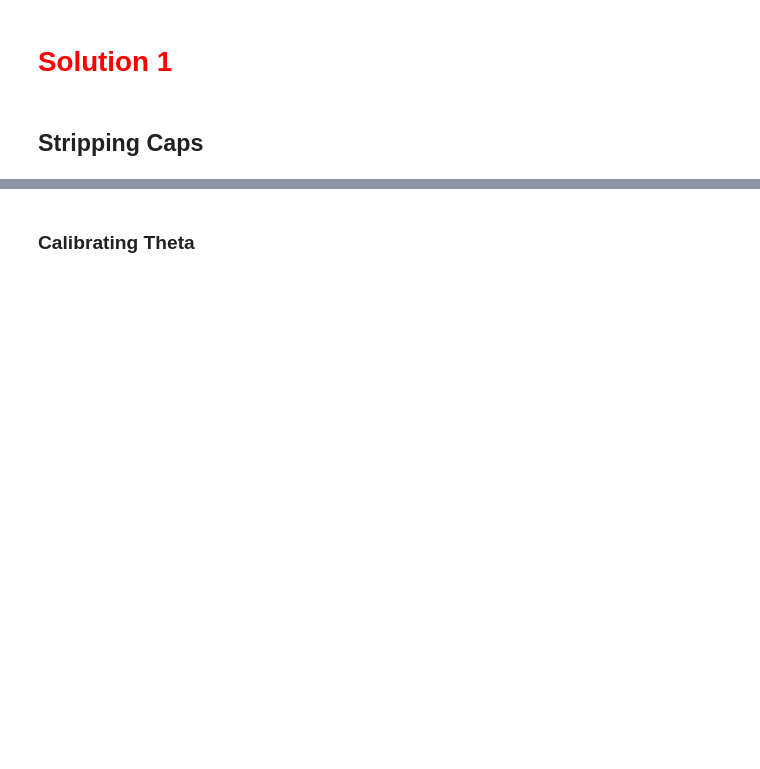
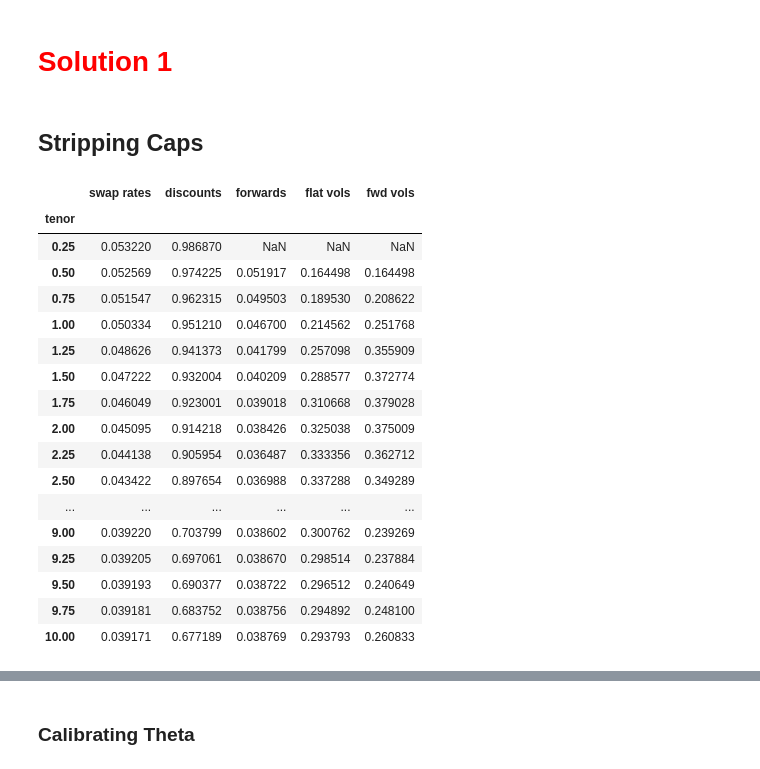
Before and after one commit to nicklewis-16/finm-fiderivs-2024, a Jupyter notebook: homework/Solution 2.ipynb, the cells around one changed output, grey strips where cells are left out. Saved outputs shown, nothing was run; the diff lists cells and outputs as text; code cells hidden in the pictures; blank space fills up the shorter version.

```diff
--- a/homework/Solution 2.ipynb
+++ b/homework/Solution 2.ipynb
@@ -115,6 +121,27 @@ from matplotlib.ticker import (MultipleLocator,
 # %%
 DATE = '2024-02-16'
 curves = pd.read_excel(f'../data/cap_curves_{DATE}.xlsx', sheet_name=f'rate curves {DATE}').set_index('tenor')
+# %%
+curves
+# %% [output]
+|  | swap rates | discounts | forwards | flat vols | fwd vols |
+| tenor |  |  |  |  |  |
+| 0.25 | 0.053220 | 0.986870 | NaN | NaN | NaN |
+| 0.50 | 0.052569 | 0.974225 | 0.051917 | 0.164498 | 0.164498 |
+| 0.75 | 0.051547 | 0.962315 | 0.049503 | 0.189530 | 0.208622 |
+| 1.00 | 0.050334 | 0.951210 | 0.046700 | 0.214562 | 0.251768 |
+| 1.25 | 0.048626 | 0.941373 | 0.041799 | 0.257098 | 0.355909 |
+| 1.50 | 0.047222 | 0.932004 | 0.040209 | 0.288577 | 0.372774 |
+| 1.75 | 0.046049 | 0.923001 | 0.039018 | 0.310668 | 0.379028 |
+| 2.00 | 0.045095 | 0.914218 | 0.038426 | 0.325038 | 0.375009 |
+| 2.25 | 0.044138 | 0.905954 | 0.036487 | 0.333356 | 0.362712 |
+| 2.50 | 0.043422 | 0.897654 | 0.036988 | 0.337288 | 0.349289 |
+| ... | ... | ... | ... | ... | ... |
+| 9.00 | 0.039220 | 0.703799 | 0.038602 | 0.300762 | 0.239269 |
+| 9.25 | 0.039205 | 0.697061 | 0.038670 | 0.298514 | 0.237884 |
+| 9.50 | 0.039193 | 0.690377 | 0.038722 | 0.296512 | 0.240649 |
+| 9.75 | 0.039181 | 0.683752 | 0.038756 | 0.294892 | 0.248100 |
+| 10.00 | 0.039171 | 0.677189 | 0.038769 | 0.293793 | 0.260833 |
 # %%
 capcurves = flat_to_forward_vol(curves)
 
```
Also changed, not shown: parts of 19 cells of this notebook, 2 other files.
